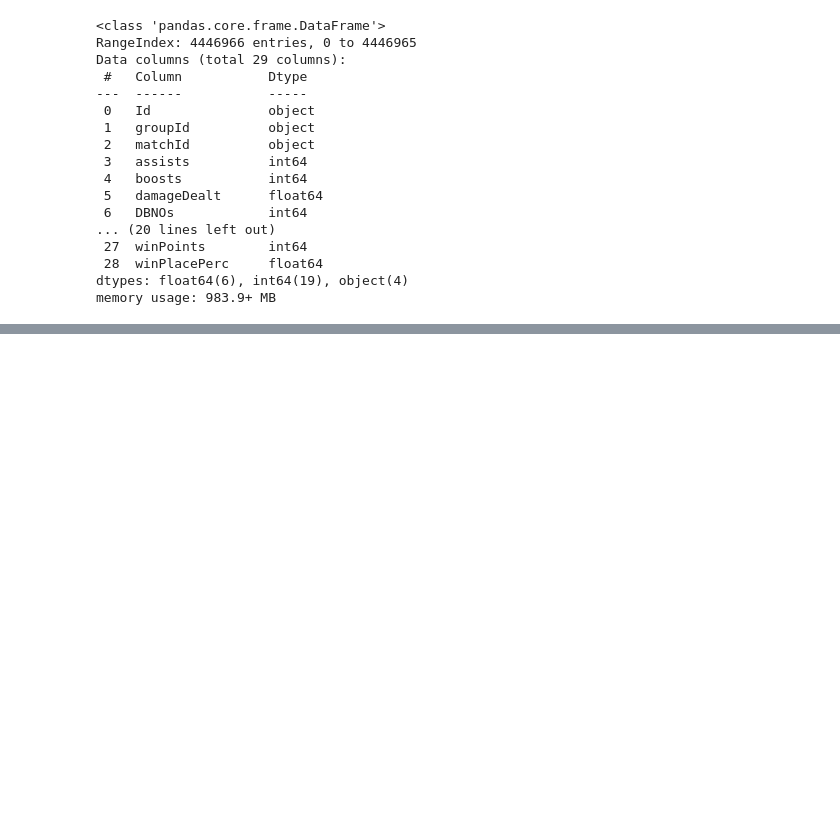
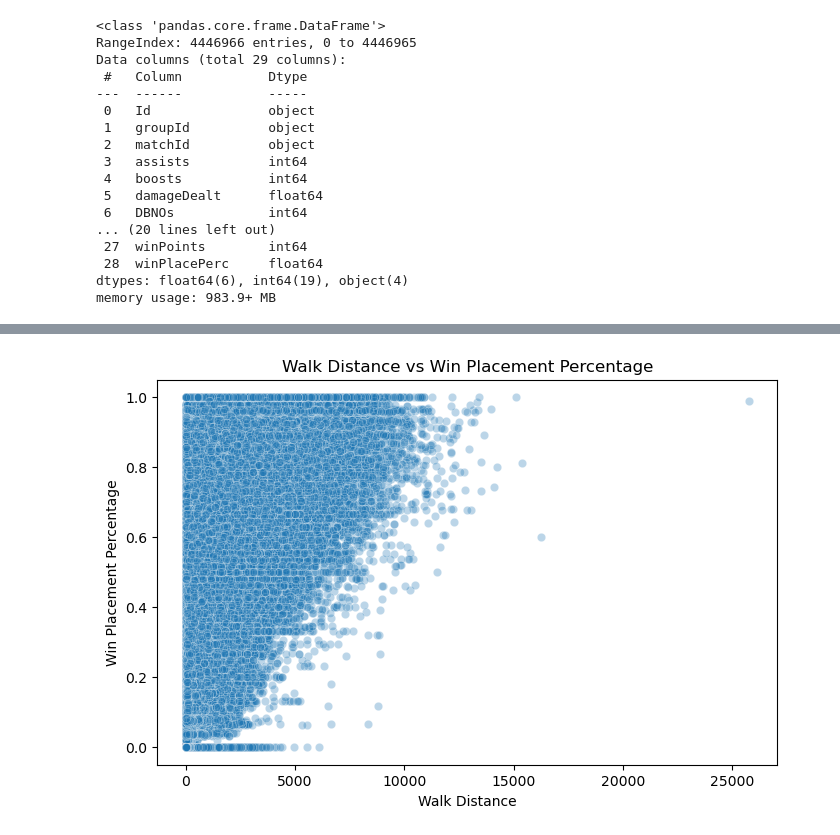
Before and after one commit to omxmishra/GameWinnerPrediction, a Jupyter notebook: Untitled.ipynb, the cells around one changed output, grey strips where cells are left out. Cells and saved outputs as stored; diff of their text form; code cells hidden in the pictures; blank space fills up the shorter version.

```diff
--- a/Untitled.ipynb
+++ b/Untitled.ipynb
@@ -58,0 +181,12 @@ memory usage: 983.9+ MB
+# %%
+plt.figure(figsize=(8,5))
+
+sns.scatterplot(x='walkDistance', y='winPlacePerc', data=df, alpha=0.3)
+
+plt.title("Walk Distance vs Win Placement Percentage")
+plt.xlabel("Walk Distance")
+plt.ylabel("Win Placement Percentage")
+
+plt.show()
+# %% [output]
+[figure, added]
```
Also changed, not shown: parts of 35 cells of this notebook.
